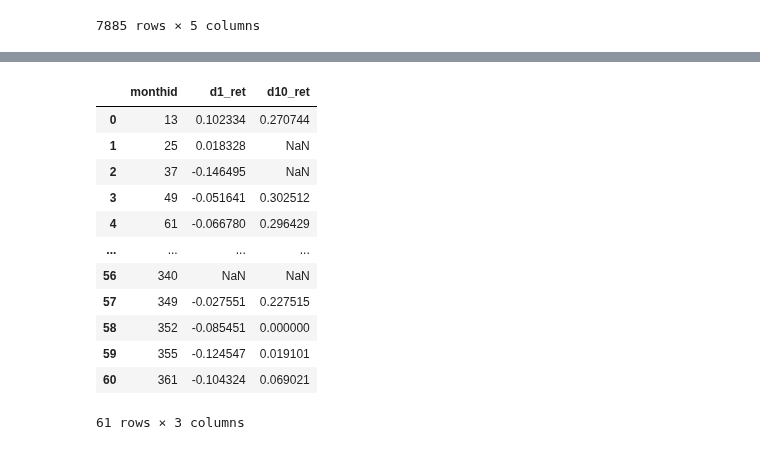
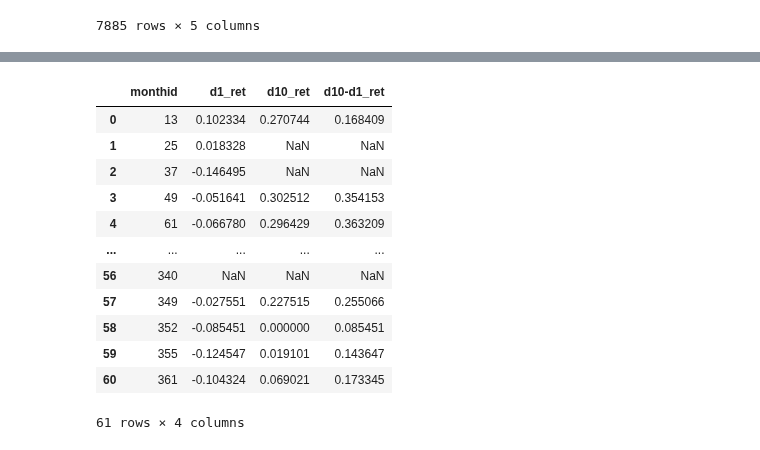
Before and after one commit to yiyun-sj/factor-trading, a Jupyter notebook: factor-trading.ipynb, the cells around one changed output, grey strips where cells are left out. Saved outputs shown, nothing was run; the diff lists cells and outputs as text; code cells hidden in the pictures.

Commit message:
monthly scores and decile returns

```diff
--- a/factor-trading.ipynb
+++ b/factor-trading.ipynb
@@ -987,16 +967,16 @@ hi = assets.score_linear()
-# %%
-hi
-# %% [output]
-|  | monthid | d1_ret | d10_ret |
-| 0 | 13 | 0.102334 | 0.270744 |
-| 1 | 25 | 0.018328 | NaN |
-| 2 | 37 | -0.146495 | NaN |
-| 3 | 49 | -0.051641 | 0.302512 |
-| 4 | 61 | -0.066780 | 0.296429 |
-| ... | ... | ... | ... |
-| 56 | 340 | NaN | NaN |
-| 57 | 349 | -0.027551 | 0.227515 |
-| 58 | 352 | -0.085451 | 0.000000 |
-| 59 | 355 | -0.124547 | 0.019101 |
-| 60 | 361 | -0.104324 | 0.069021 |
-61 rows × 3 columns
+# %%
+assets.score_linear()
+# %% [output]
+|  | monthid | d1_ret | d10_ret | d10-d1_ret |
+| 0 | 13 | 0.102334 | 0.270744 | 0.168409 |
+| 1 | 25 | 0.018328 | NaN | NaN |
+| 2 | 37 | -0.146495 | NaN | NaN |
+| 3 | 49 | -0.051641 | 0.302512 | 0.354153 |
+| 4 | 61 | -0.066780 | 0.296429 | 0.363209 |
+| ... | ... | ... | ... | ... |
+| 56 | 340 | NaN | NaN | NaN |
+| 57 | 349 | -0.027551 | 0.227515 | 0.255066 |
+| 58 | 352 | -0.085451 | 0.000000 | 0.085451 |
+| 59 | 355 | -0.124547 | 0.019101 | 0.143647 |
+| 60 | 361 | -0.104324 | 0.069021 | 0.173345 |
+61 rows × 4 columns
```
Also changed, not shown: parts of 1 cell of this notebook.
